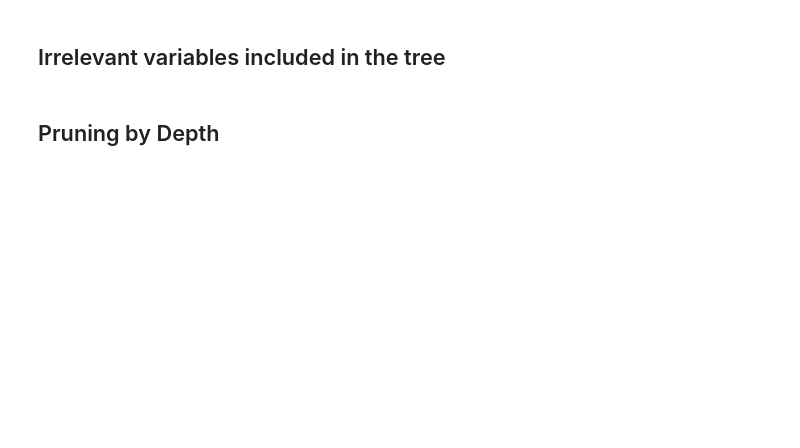
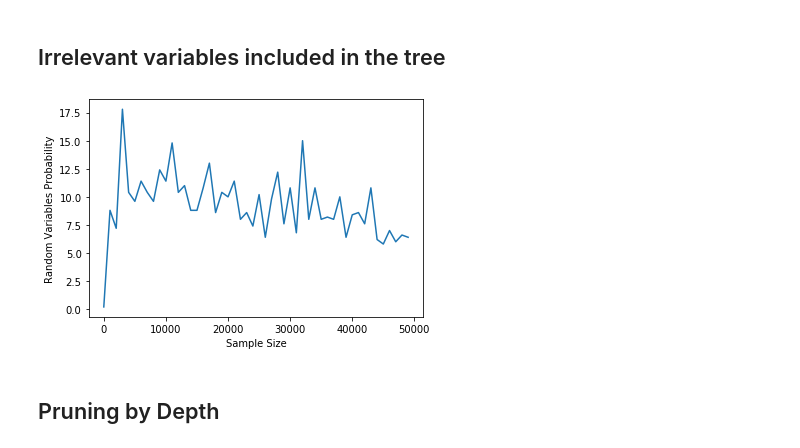
Before and after one commit to harsh-bhatt-25/Machine-Learning-Algorithms, a Jupyter notebook: Decision Trees.ipynb, the cells around one changed output. Saved outputs shown, nothing was run; the diff lists cells and outputs as text; code cells hidden in the pictures; blank space fills up the shorter version.

Commit message:
Decision Trees Update

```diff
--- a/Decision Trees.ipynb
+++ b/Decision Trees.ipynb
@@ -528,7 +569,6 @@ class DecisionTree2:
 
         # Counting the irrelevant variables in our tree.
         if feature_index in [11, 12, 13, 14, 15]:
-            print(feature_index)
             self.ir += 1
             self.irrelevant_array.append(feature_index)
 
@@ -614,35 +654,11 @@ class DecisionTree2:
 
     # The functions to find unique irrelevant variables and the probability of irrelevant variables respectively.
     def check_irrelevant(self):
-        print(self.ir, self.total)
+        return self.ir
+
 
     def check_irrelevant_probability(self):
         return self.ir
-
-    def print_tree(self, root):
-        if root.feature is None and root.label_name is None:
-            return
-
-        print("Level 0 (Root Node) ")
-        queue = [root, self.flag]
-
-        while True:
-            current = queue.pop(0)
-            if current != "a":
-                if current.label_name is not None:
-                    print("Value = {}".format(current.label_name, end=" "))
-                else:
-                    print("Feature = {}".format(current.feature, end=" "))
-                if current.left is not None:
-                    queue.append(current.left)
-                if current.right is not None:
-                    queue.append(current.right)
-            else:
-                if len(queue) == 0:
-                    break
-                else:
-                    print("\nNext Level")
-                    queue.append(self.flag)
 # %%
 ax, ay = [], []
 for i in range(50, 10000, 250):
@@ -681,30 +699,27 @@ plt.show()
 # %%
 probability, count = [], []
 it = [j for j in range(10, 50000, 1000)]
 for i in range(10, 50000, 1000):
     count_prob, count_num, count_total = 0, 0, 0
     for k in range(5):
         data_obj = GenerateDataset2()
         x_dataset, y_dataset = data_obj.generate(i)
         x_train, x_test, y_train, y_test = train_test_split(x_dataset, y_dataset, test_size=0.2, random_state=1234)
 
         clf = DecisionTree2()
         clf.train(x_train, y_train)
 
-        irr_num = clf.check_irrelevant()
-        count_num += irr_num
+#         irr_num = clf.check_irrelevant()
         ip = clf.check_irrelevant_probability()
         count_prob += ip
-    count.append(count_num/5)
     probability.append(count_prob/5)
-
-print("Average number of irrelevant variables in the decision tree: {}".format(sum(count)/len(count)))
-print("Average probability of including an irrelevant variable in the decision tree: {}".format(sum(probability)/len(probability)))
 
 plt.plot(it,probability)
 plt.xlabel("Sample Size")
 plt.ylabel("Random Variables Probability")
 plt.show()
+# %% [output]
+[figure, added]
 # %% [markdown]
 ## Pruning by Depth
 # %%
```
Also changed, not shown: parts of 16 cells of this notebook.
